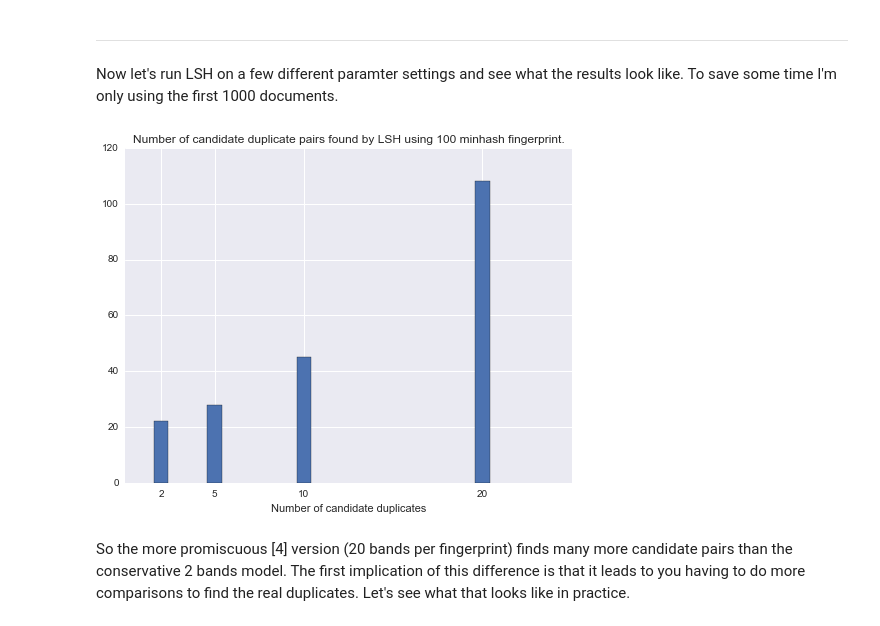
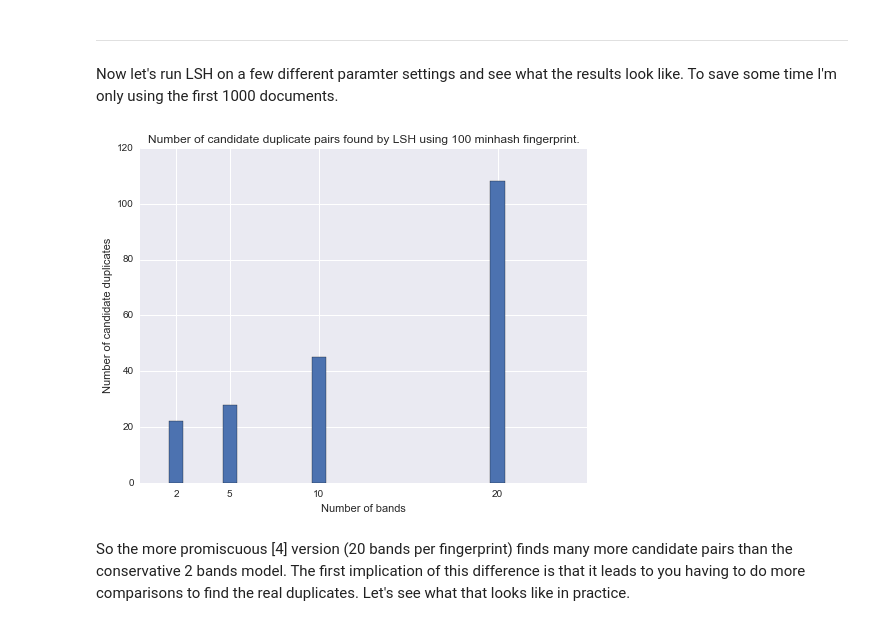
Before and after one commit to mattilyra/LSH, a Jupyter notebook: Deduplication using Locality Sensitive Hashing (LSH) with minhash.ipynb, the cells around one changed output. Cells and saved outputs as stored; diff of their text form; code cells hidden in the pictures.

```diff
--- a/Deduplication using Locality Sensitive Hashing (LSH) with minhash.ipynb
+++ b/Deduplication using Locality Sensitive Hashing (LSH) with minhash.ipynb
@@ -239,12 +243,12 @@ for num_bands in bands:
 # %%
 fig, ax = plt.subplots(figsize=(8, 6))
 plt.bar(bands, num_candidates, align='center');
 plt.title('Number of candidate duplicate pairs found by LSH using 100 minhash fingerprint.');
 plt.xlabel('Number of bands');
-plt.xlabel('Number of candidate duplicates');
+plt.ylabel('Number of candidate duplicates');
 plt.xticks(bands, bands);
 # %% [output]
-[figure, old version]
+[figure, new version]
 # %% [markdown]
 So the more promiscuous [4] version (20 bands per fingerprint) finds many more candidate pairs than the conservative 2 bands model. The first implication of this difference is that it leads to you having to do more comparisons to find the real duplicates. Let's see what that looks like in practice.
 # %%
```
Also changed, not shown: parts of 1 cell of this notebook.
